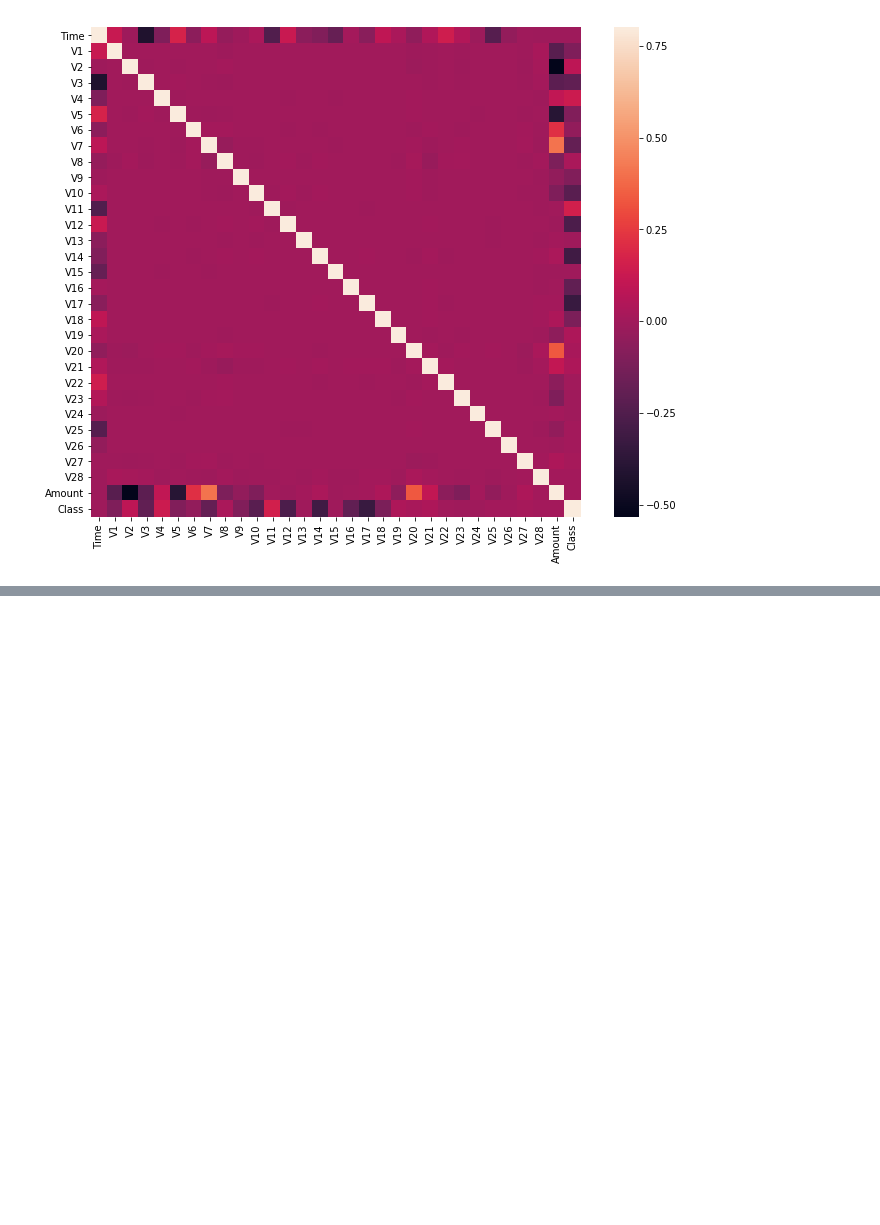
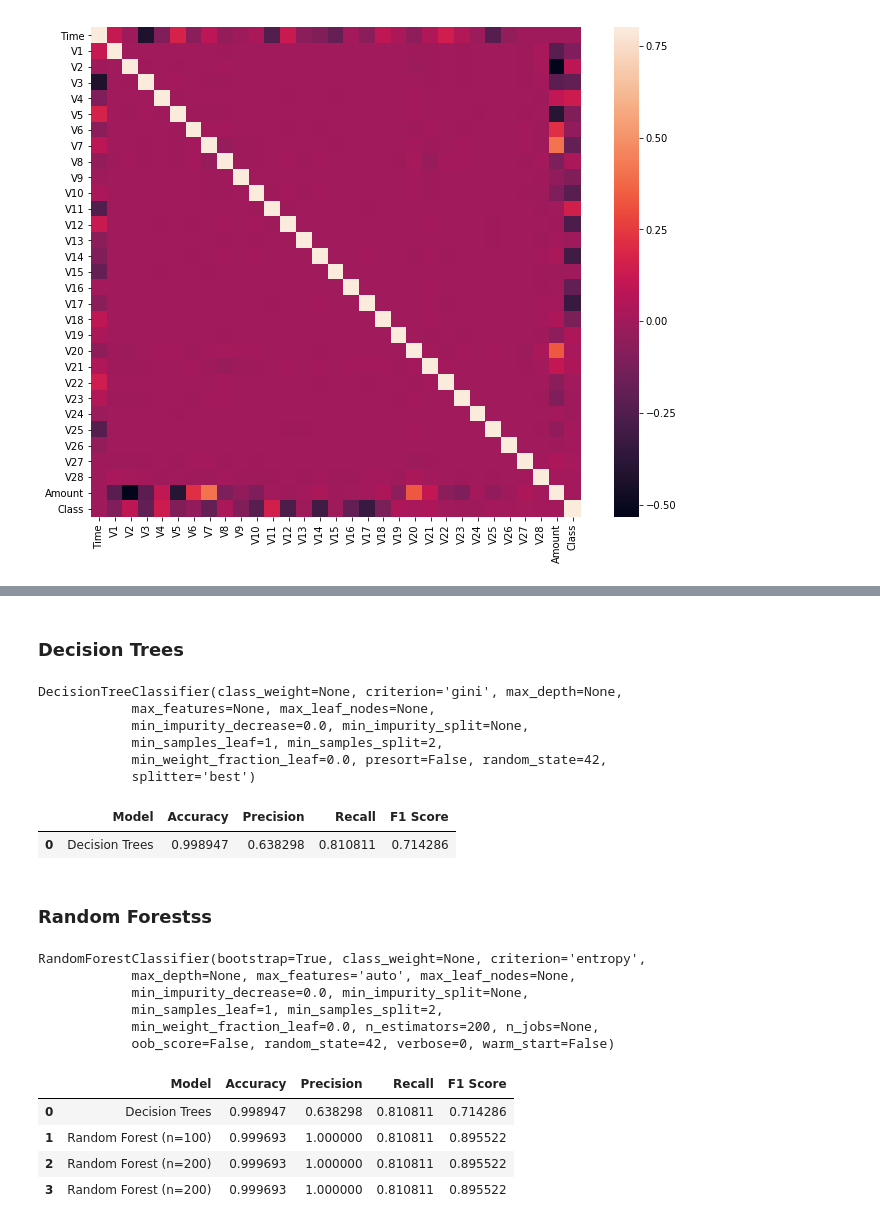
Before and after one commit to gusgad/credit-card-fraud-detection, a Jupyter notebook: credit_card_fraud_detection.ipynb, the cells around one changed output, grey strips where cells are left out. Saved outputs shown, nothing was run; the diff lists cells and outputs as text; code cells hidden in the pictures; blank space fills up the shorter version.

Commit message:
Run decision trees and random forests

```diff
--- a/credit_card_fraud_detection.ipynb
+++ b/credit_card_fraud_detection.ipynb
@@ -148,0 +143,2 @@ weighted avg       1.00      1.00      1.00    284807
+# %% [markdown]
+### Decision Trees
@@ -148,0 +148,10 @@ weighted avg       1.00      1.00      1.00    284807
+# %%
+# training
+classifierDT.fit(X_train, y_train)
+# %% [output]
+DecisionTreeClassifier(class_weight=None, criterion='gini', max_depth=None,
+            max_features=None, max_leaf_nodes=None,
+            min_impurity_decrease=0.0, min_impurity_split=None,
+            min_samples_leaf=1, min_samples_split=2,
+            min_weight_fraction_leaf=0.0, presort=False, random_state=42,
+            splitter='best')
@@ -148,0 +161,47 @@ weighted avg       1.00      1.00      1.00    284807
+# %%
+# assessment
+accDT = accuracy_score(y_test, y_predDT)
+precDT = precision_score(y_test, y_predDT)
+recDT = recall_score(y_test, y_predDT)
+f1DT = f1_score(y_test, y_predDT)
+
+resultsOverall = pd.DataFrame([['Decision Trees', accDT, precDT, recDT, f1DT]],
+               columns = ['Model', 'Accuracy', 'Precision', 'Recall', 'F1 Score'])
+resultsOverall.head()
+# %% [output]
+|  | Model | Accuracy | Precision | Recall | F1 Score |
+| 0 | Decision Trees | 0.998947 | 0.638298 | 0.810811 | 0.714286 |
+# %% [markdown]
+### Random Forestss
+# %%
+classifierRF = RandomForestClassifier(random_state = 42, n_estimators = 200,
+                                    criterion = 'entropy')
+# %%
+# training
+classifierRF.fit(X_train, y_train)
+# %% [output]
+RandomForestClassifier(bootstrap=True, class_weight=None, criterion='entropy',
+            max_depth=None, max_features='auto', max_leaf_nodes=None,
+            min_impurity_decrease=0.0, min_impurity_split=None,
+            min_samples_leaf=1, min_samples_split=2,
+            min_weight_fraction_leaf=0.0, n_estimators=200, n_jobs=None,
+            oob_score=False, random_state=42, verbose=0, warm_start=False)
+# %%
+# predictions
+y_predRF = classifierRF.predict(X_test)
+# %%
+# assessment
+accRF = accuracy_score(y_test, y_predRF)
+precRF = precision_score(y_test, y_predRF)
+recRF = recall_score(y_test, y_predRF)
+f1RF = f1_score(y_test, y_predRF)
+model_resultsRF = pd.DataFrame([['Random Forest (n=200)', accRF, precRF, recRF, f1RF]],
+               columns = ['Model', 'Accuracy', 'Precision', 'Recall', 'F1 Score'])
+resultsOverall = resultsOverall.append(model_resultsRF, ignore_index = True)
+resultsOverall.head()
+# %% [output]
+|  | Model | Accuracy | Precision | Recall | F1 Score |
+| 0 | Decision Trees | 0.998947 | 0.638298 | 0.810811 | 0.714286 |
+| 1 | Random Forest (n=100) | 0.999693 | 1.000000 | 0.810811 | 0.895522 |
+| 2 | Random Forest (n=200) | 0.999693 | 1.000000 | 0.810811 | 0.895522 |
+| 3 | Random Forest (n=200) | 0.999693 | 1.000000 | 0.810811 | 0.895522 |
```
Also changed, not shown: parts of 27 cells of this notebook, 3 other files.
